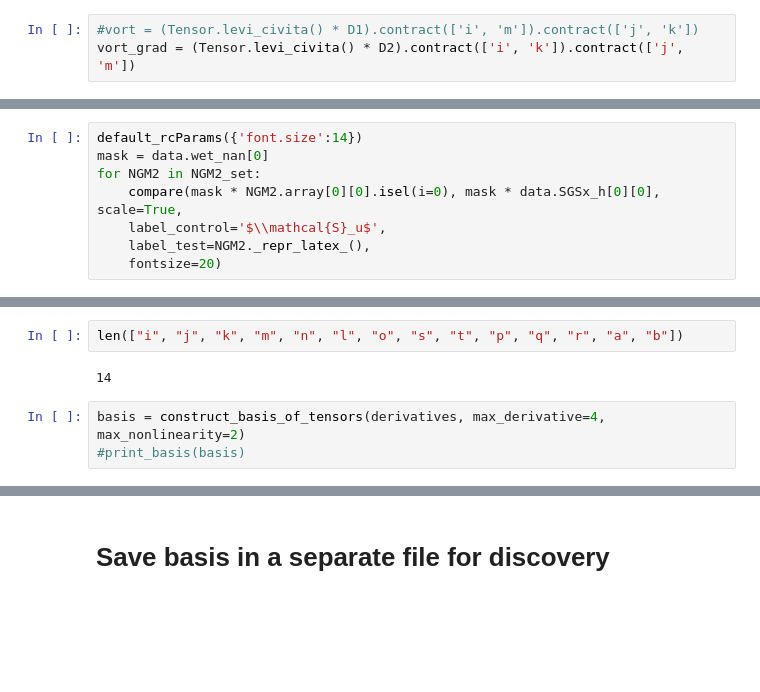
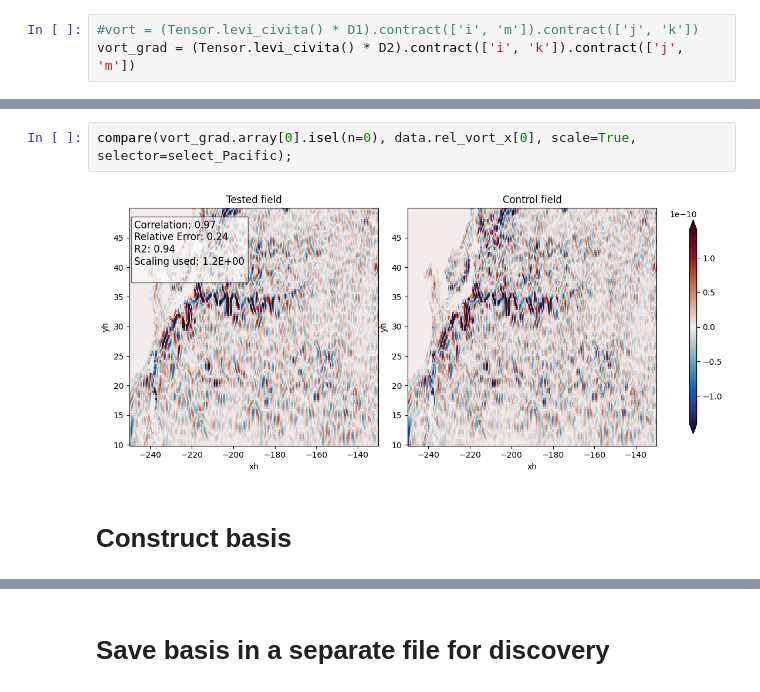
Before and after one commit to m2lines/ANN-momentum-mesoscale, a Jupyter notebook: notebooks/tensor-resgression.ipynb, the cells around one changed output, grey strips where cells are left out. Drawn from its saved outputs; the diff is of its cells as text; blank space fills up the shorter version.

```diff
--- a/notebooks/tensor-resgression.ipynb
+++ b/notebooks/tensor-resgression.ipynb
@@ -119,8 +108,0 @@ len(NGM2_set)
-# %%
-default_rcParams({'font.size':14})
-mask = data.wet_nan[0]
-for NGM2 in NGM2_set:
-    compare(mask * NGM2.array[0][0].isel(i=0), mask * data.SGSx_h[0][0], scale=True,
-    label_control='$\\mathcal{S}_u$',
-    label_test=NGM2._repr_latex_(),
-    fontsize=20)
@@ -227,7 +109,6 @@ plot(basis[40].array.isel(time=0,zl=0,i=0).sel(yh=slice(10,50)), selector=select
-# %%
-len(["i", "j", "k", "m", "n", "l", "o", "s", "t", "p", "q", "r", "a", "b"])
-# %% [output]
-14
-# %%
-basis = construct_basis_of_tensors(derivatives, max_derivative=4, max_nonlinearity=2)
-#print_basis(basis)
+# %%
+compare(vort_grad.array[0].isel(n=0), data.rel_vort_x[0], scale=True, selector=select_Pacific);
+# %% [output]
+[figure, added]
+# %% [markdown]
+# Construct basis
```
Also changed, not shown: parts of 55 cells of this notebook, 5 other files.
